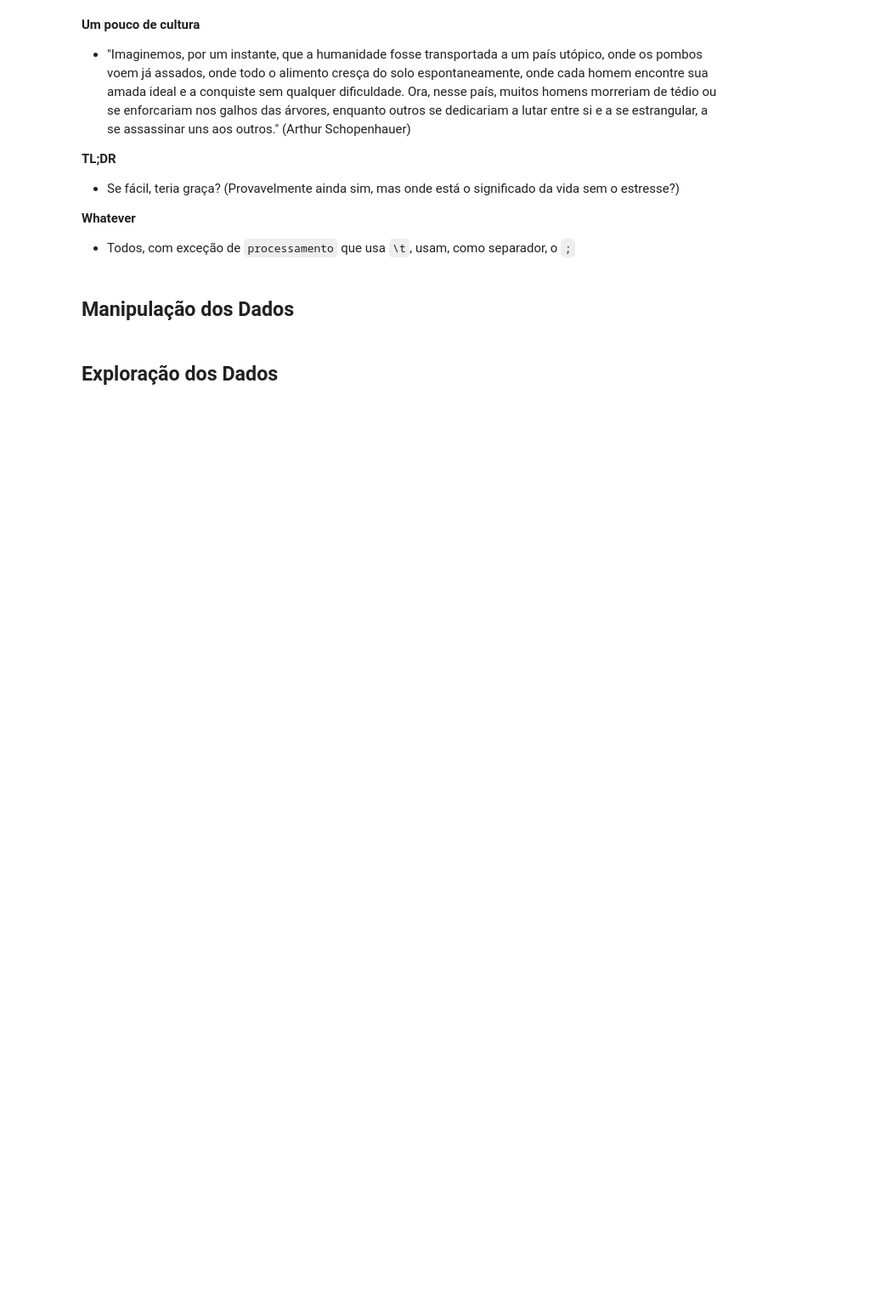
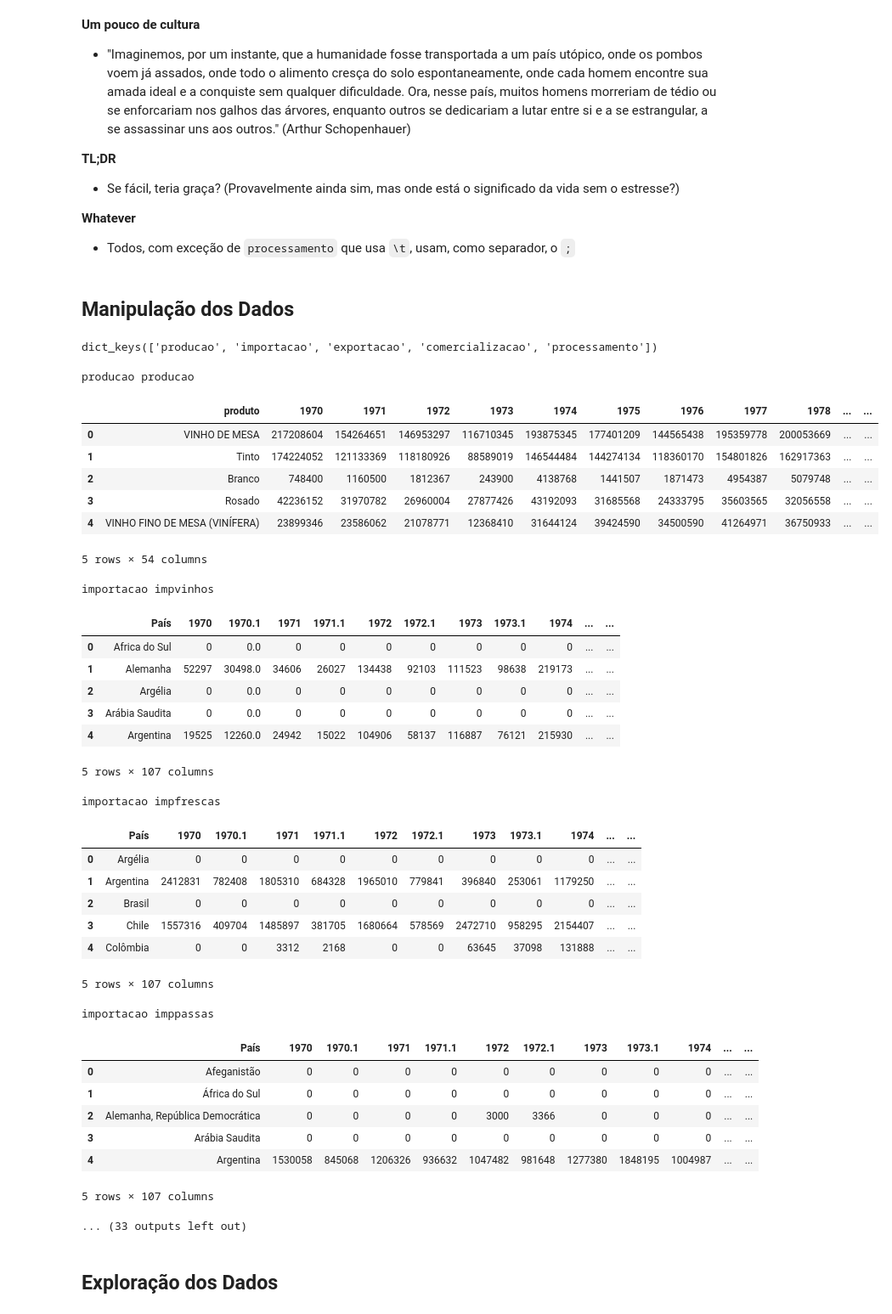
Before and after one commit to LucasVmigotto/fiap-pos-ml-eng-techchallenge-1, a Jupyter notebook: notebooks/1-tech-challenge.ipynb, the cells around one changed output. Shown at 85% size. Cells and saved outputs as stored; diff of their text form; code cells hidden in the pictures; blank space fills up the shorter version.

Commit message:
feat(notebook): read and start to explore data
Add missing env var to .env example

```diff
--- a/notebooks/1-tech-challenge.ipynb
+++ b/notebooks/1-tech-challenge.ipynb
@@ -135,5 +135,63 @@ id;produto;1970;1971;1972;1973;1974;1975;1976;1977;1978;1979;1980;1981;1982;1983
 * Todos, com exceção de `processamento` que usa `\t`, usam, como separador, o `;`
 # %% [markdown]
 ## Manipulação dos Dados
+# %%
+dfs = dict.fromkeys(listdir(PATH_RAW_DATA), {})
+
+for category in listdir(PATH_RAW_DATA):
+    for data_file in listdir(PATH_RAW_DATA / category):
+        dfs[category] = {
+            **dfs[category],
+            data_file[:-4]: pd.read_csv(PATH_RAW_DATA / category / data_file,
+                                        sep=';' if category != 'processamento' else '\t').iloc[:, 1:]
+        }
+
+dfs.keys()
+# %% [output]
+dict_keys(['producao', 'importacao', 'exportacao', 'comercializacao', 'processamento'])
+# %%
+def print_head(df_dict: dict, parent_key: str | None = ''):
+    for key, value in df_dict.items():
+        if isinstance(value, dict):
+            print_head(value, key)
+        else:
+            print(parent_key, key)
+            display(value.head())
+
+print_head(dfs)
+# %% [output]
+producao producao
+|  | produto | 1970 | 1971 | 1972 | 1973 | 1974 | 1975 | 1976 | 1977 | 1978 | ... | ... |
+| 0 | VINHO DE MESA | 217208604 | 154264651 | 146953297 | 116710345 | 193875345 | 177401209 | 144565438 | 195359778 | 200053669 | ... | ... |
+| 1 | Tinto | 174224052 | 121133369 | 118180926 | 88589019 | 146544484 | 144274134 | 118360170 | 154801826 | 162917363 | ... | ... |
+| 2 | Branco | 748400 | 1160500 | 1812367 | 243900 | 4138768 | 1441507 | 1871473 | 4954387 | 5079748 | ... | ... |
+| 3 | Rosado | 42236152 | 31970782 | 26960004 | 27877426 | 43192093 | 31685568 | 24333795 | 35603565 | 32056558 | ... | ... |
+| 4 | VINHO FINO DE MESA (VINÍFERA) | 23899346 | 23586062 | 21078771 | 12368410 | 31644124 | 39424590 | 34500590 | 41264971 | 36750933 | ... | ... |
+5 rows × 54 columns
+importacao impvinhos
+|  | País | 1970 | 1970.1 | 1971 | 1971.1 | 1972 | 1972.1 | 1973 | 1973.1 | 1974 | ... | ... |
+| 0 | Africa do Sul | 0 | 0.0 | 0 | 0 | 0 | 0 | 0 | 0 | 0 | ... | ... |
+| 1 | Alemanha | 52297 | 30498.0 | 34606 | 26027 | 134438 | 92103 | 111523 | 98638 | 219173 | ... | ... |
+| 2 | Argélia | 0 | 0.0 | 0 | 0 | 0 | 0 | 0 | 0 | 0 | ... | ... |
+| 3 | Arábia Saudita | 0 | 0.0 | 0 | 0 | 0 | 0 | 0 | 0 | 0 | ... | ... |
+| 4 | Argentina | 19525 | 12260.0 | 24942 | 15022 | 104906 | 58137 | 116887 | 76121 | 215930 | ... | ... |
+5 rows × 107 columns
+importacao impfrescas
+|  | País | 1970 | 1970.1 | 1971 | 1971.1 | 1972 | 1972.1 | 1973 | 1973.1 | 1974 | ... | ... |
+| 0 | Argélia | 0 | 0 | 0 | 0 | 0 | 0 | 0 | 0 | 0 | ... | ... |
+| 1 | Argentina | 2412831 | 782408 | 1805310 | 684328 | 1965010 | 779841 | 396840 | 253061 | 1179250 | ... | ... |
+| 2 | Brasil | 0 | 0 | 0 | 0 | 0 | 0 | 0 | 0 | 0 | ... | ... |
+| 3 | Chile | 1557316 | 409704 | 1485897 | 381705 | 1680664 | 578569 | 2472710 | 958295 | 2154407 | ... | ... |
+| 4 | Colômbia | 0 | 0 | 3312 | 2168 | 0 | 0 | 63645 | 37098 | 131888 | ... | ... |
+5 rows × 107 columns
+importacao imppassas
+|  | País | 1970 | 1970.1 | 1971 | 1971.1 | 1972 | 1972.1 | 1973 | 1973.1 | 1974 | ... | ... |
+| 0 | Afeganistão | 0 | 0 | 0 | 0 | 0 | 0 | 0 | 0 | 0 | ... | ... |
+| 1 | África do Sul | 0 | 0 | 0 | 0 | 0 | 0 | 0 | 0 | 0 | ... | ... |
+| 2 | Alemanha, República Democrática | 0 | 0 | 0 | 0 | 3000 | 3366 | 0 | 0 | 0 | ... | ... |
+| 3 | Arábia Saudita | 0 | 0 | 0 | 0 | 0 | 0 | 0 | 0 | 0 | ... | ... |
+| 4 | Argentina | 1530058 | 845068 | 1206326 | 936632 | 1047482 | 981648 | 1277380 | 1848195 | 1004987 | ... | ... |
+5 rows × 107 columns
+... (33 outputs left out)
 # %% [markdown]
 ## Exploração dos Dados
```
Also changed, not shown: 1 other file.
